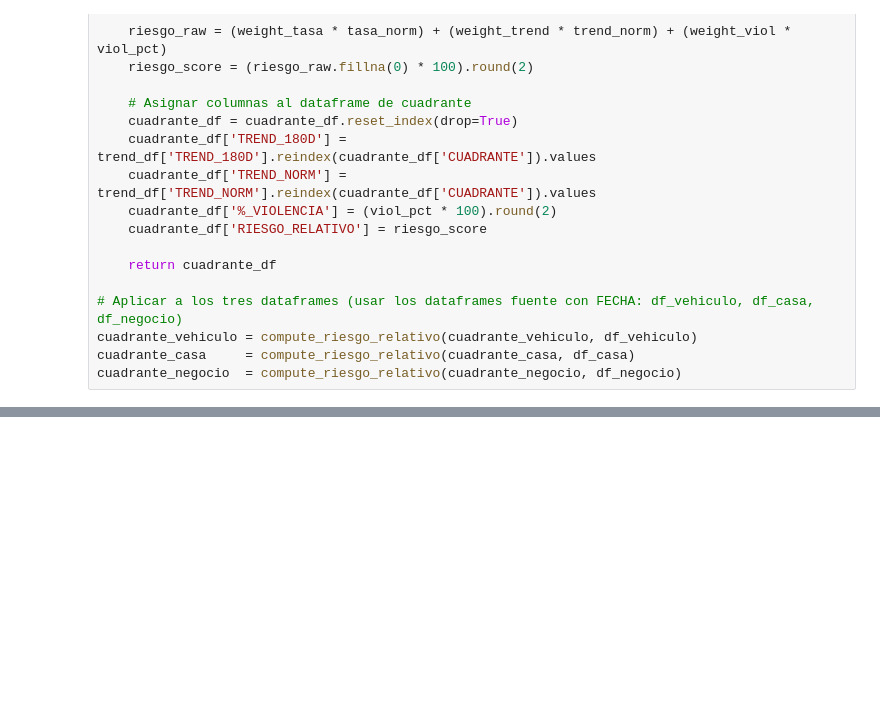
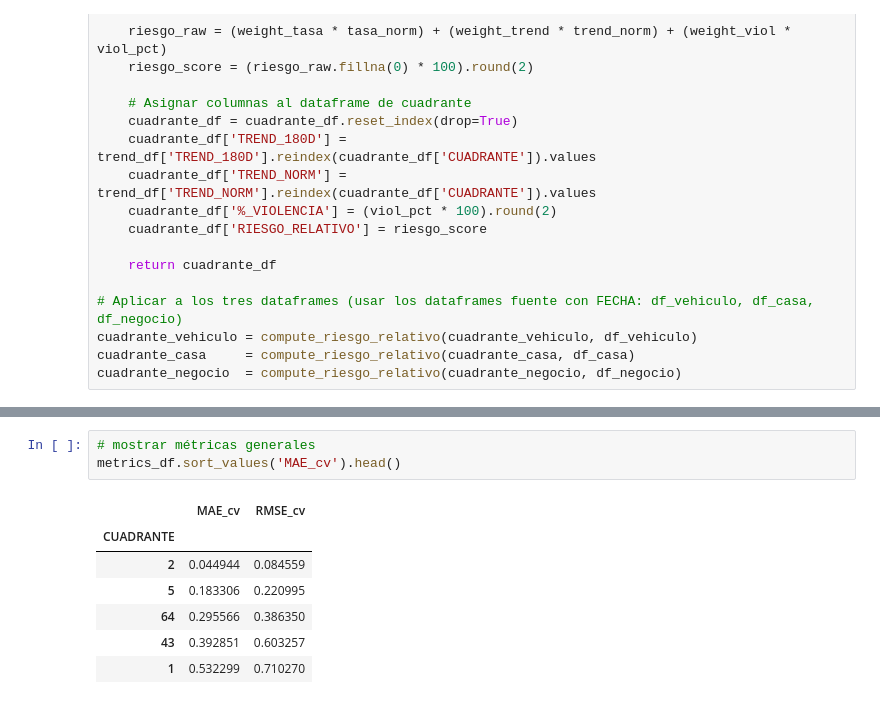
Before and after one commit to CLA-TI3001C-AD2025-G100/A01563230-EDA, a Jupyter notebook: FICOSEC.ipynb, the cells around one changed output, grey strips where cells are left out. Saved outputs shown, nothing was run; the diff lists cells and outputs as text; blank space fills up the shorter version.

```diff
--- a/FICOSEC.ipynb
+++ b/FICOSEC.ipynb
@@ -372,0 +756,11 @@ cuadrante_vehiculo.head()
+# %%
+# mostrar métricas generales
+metrics_df.sort_values('MAE_cv').head()
+# %% [output]
+|  | MAE_cv | RMSE_cv |
+| CUADRANTE |  |  |
+| 2 | 0.044944 | 0.084559 |
+| 5 | 0.183306 | 0.220995 |
+| 64 | 0.295566 | 0.386350 |
+| 43 | 0.392851 | 0.603257 |
+| 1 | 0.532299 | 0.710270 |
```
Also changed, not shown: parts of 34 cells of this notebook.
